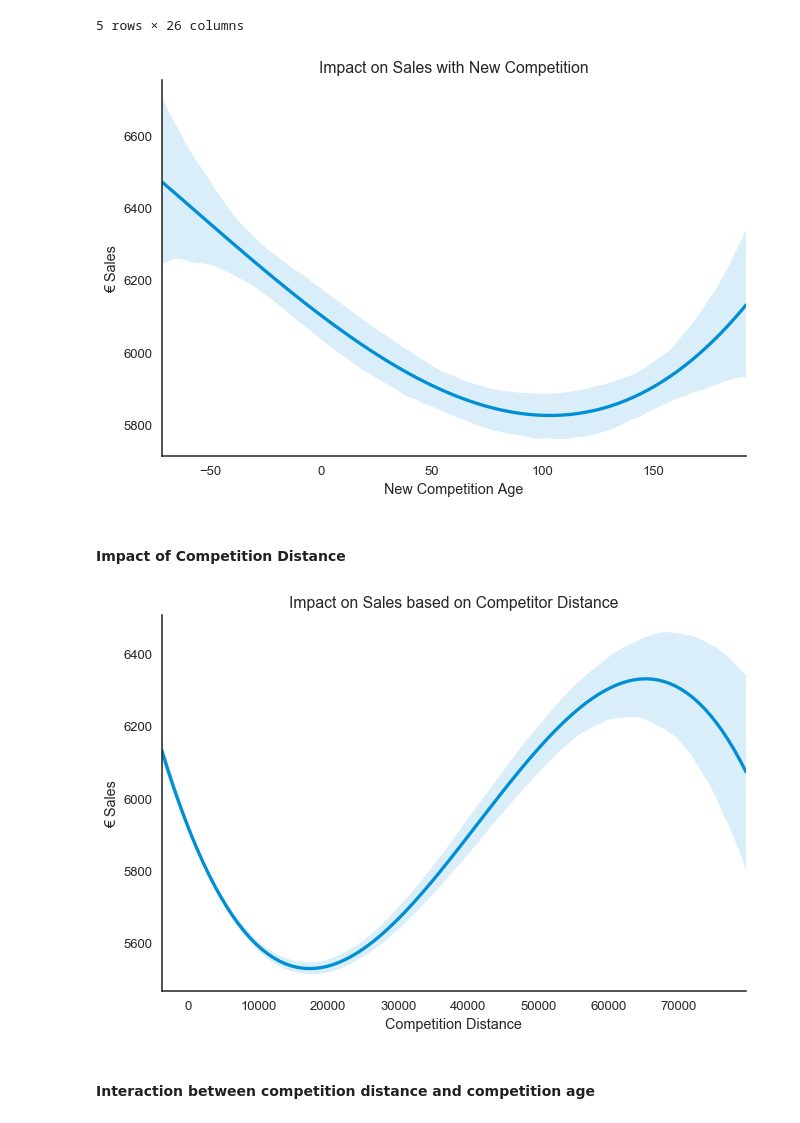
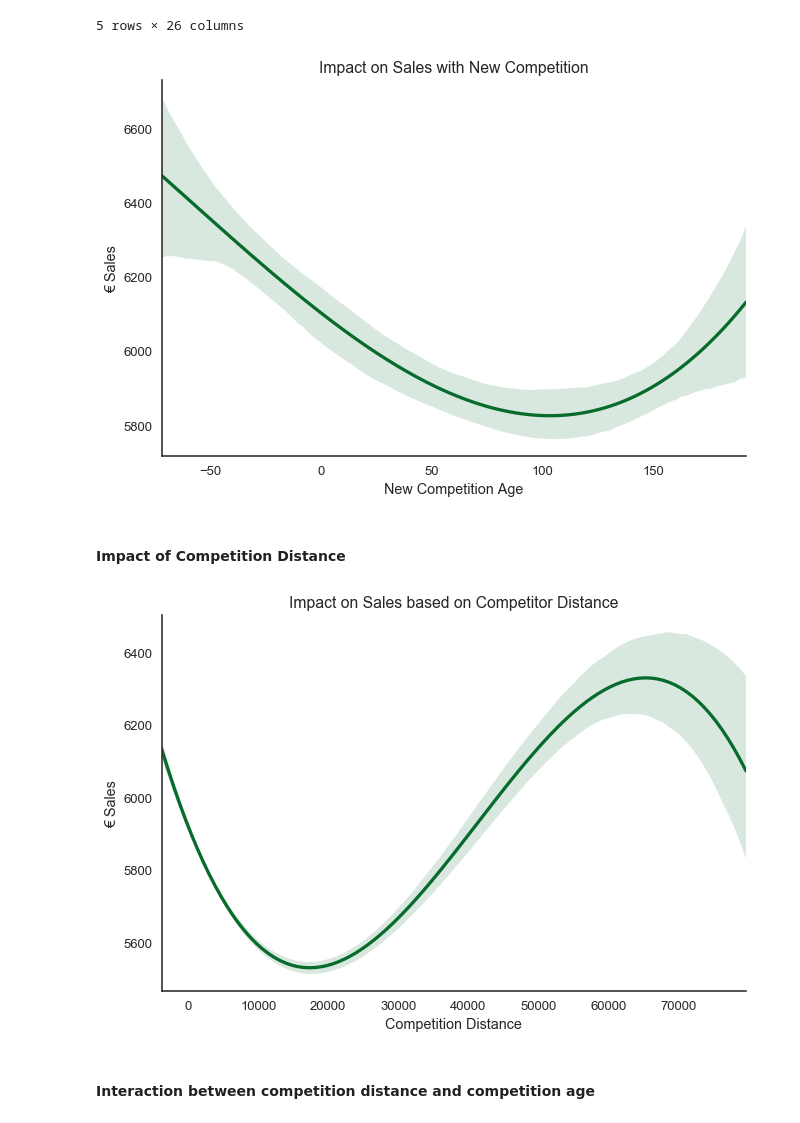
Before and after one commit to nurudeensulaimon/EDA, a Jupyter notebook: Exploratory Data Analysis Aaron.ipynb, the cells around one changed output. Cells and saved outputs as stored; diff of their text form; code cells hidden in the pictures.

```diff
--- a/Exploratory Data Analysis Aaron.ipynb
+++ b/Exploratory Data Analysis Aaron.ipynb
@@ -573,0 +611,20 @@ Promos appear to attract more customers for each store type and customers also a
+# %%
+from datetime import datetime
+
+def get_date_(year, week):
+    if (np.isnan(year)) or (np.isnan(week)):
+        return(np.nan)
+    else:
+
+        date_ = '{} {}'.format(np.int(year), np.int(week))
+        date_out = datetime.strptime(date_ + ' 0', '%Y %W %w')
+        return(date_out)
+
+
+merged_data['Promo2_Start_Date'] = merged_data.apply(lambda row:\
+                                                    get_date_(row['Promo2SinceYear'],
+                                                             row['Promo2SinceWeek']), axis = 1)
+
+merged_data['Days_Promo2_Participating'] = (merged_data.index - merged_data.Promo2_Start_Date)
+merged_data['Days_Promo2_Participating'] = merged_data.Days_Promo2_Participating.dt.days
+merged_data.tail()
@@ -673,34 +776,32 @@ g = sns.lmplot(x = 'Competition_Age',
               size = 5,
               aspect = 1.5,
                scatter = False,
-              palette = pal
-              )
+              line_kws={'color': pal[0]})
 
 plt.title('Impact on Sales with New Competition')
 plt.xlabel('New Competition Age')
 plt.ylabel('€ Sales');
 # %% [output]
-[figure, old version]
+[figure, new version]
 # %% [markdown]
 #### Impact of Competition Distance
 # %%
 competitors = merged_data[merged_data['Ind_Competition'] == 1]
 
 g = sns.lmplot(x = 'CompetitionDistance',
               y = 'Sales',
               data = competitors,
               order = 3,
               size = 5,
               aspect = 1.5,
                scatter = False,
-              palette = pal
-              )
+              line_kws={'color': pal[0]})
 
 plt.title('Impact on Sales based on Competitor Distance')
 plt.xlabel('Competition Distance')
 plt.ylabel('€ Sales');
 # %% [output]
-[figure, old version]
+[figure, new version]
 # %% [markdown]
 #### Interaction between competition distance and competition age
 # %%
```
Also changed, not shown: parts of 53 cells of this notebook.
